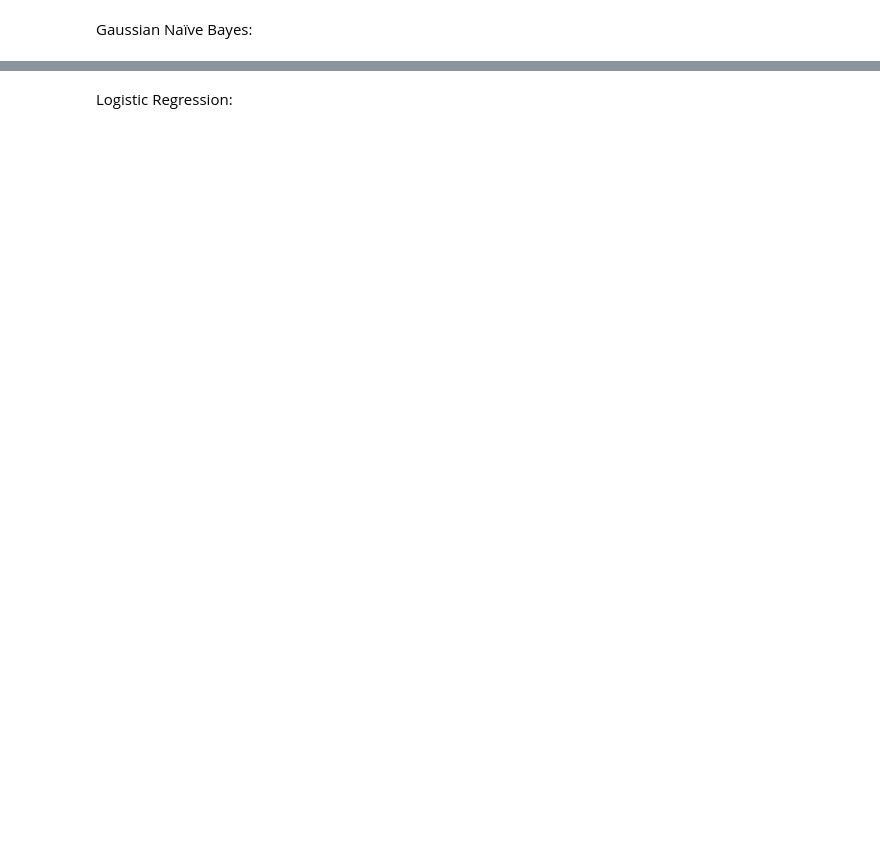
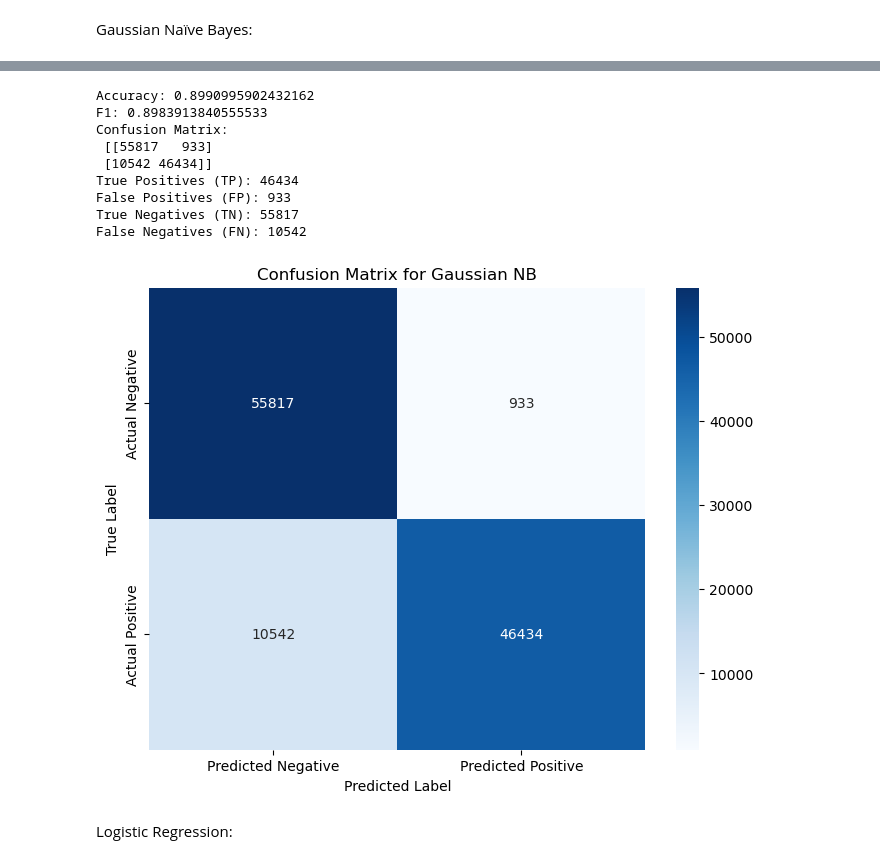
Before and after one commit to ewf40054/Binary-Classification-Project, a Jupyter notebook: Notebook.ipynb, the cells around one changed output, grey strips where cells are left out. Saved outputs shown, nothing was run; the diff lists cells and outputs as text; code cells hidden in the pictures; blank space fills up the shorter version.

```diff
--- a/Notebook.ipynb
+++ b/Notebook.ipynb
@@ -561,3 +326,67 @@ weighted avg       0.94      0.94      0.94    113726
+# %%
+from sklearn.naive_bayes import GaussianNB
+from sklearn.model_selection import train_test_split
+from sklearn.metrics import confusion_matrix, f1_score
+
+# Split data into features (X) and target (y)
+X = df_reduced.drop('Class', axis=1)
+y = df_reduced['Class']
+
+# Split data into training and testing sets
+X_train, X_test, y_train, y_test = train_test_split(X, y, test_size=0.2, random_state=42)
+
+# Create a gaussian NB classifier
+clf = GaussianNB()
+
+# Train the classifier on the training data
+clf.fit(X_train, y_train)
+
+# Make predictions on the test data
+y_pred = clf.predict(X_test)
+
+# Evaluate the model using accuracy and f1 measures
+accuracy = clf.score(X_test, y_test)
+f1 = f1_score(y_test, y_pred, average='weighted')
+print("Accuracy:", accuracy)
+print("F1:", f1)
+
+# Showcase performance using the confusion matrix
+conf_matrix = confusion_matrix(y_test, y_pred)
+print("Confusion Matrix:\n", conf_matrix)
+
+# Extract TP, FP, TN, FN
+if len(conf_matrix) == 2:  # For binary classification
+    TN, FP, FN, TP = conf_matrix.ravel()
+    print(f"True Positives (TP): {TP}")
+    print(f"False Positives (FP): {FP}")
+    print(f"True Negatives (TN): {TN}")
+    print(f"False Negatives (FN): {FN}")
+else:
+    print("For multiclass classification, true positives/negatives are per class.")
+
+# Plot the confusion matrix
+import seaborn as sns
+import matplotlib.pyplot as plt
+
+plt.figure(figsize=(8, 6))
+sns.heatmap(conf_matrix, annot=True, fmt="d", cmap="Blues",
+            xticklabels=['Predicted Negative', 'Predicted Positive'],
+            yticklabels=['Actual Negative', 'Actual Positive'])
+plt.xlabel("Predicted Label")
+plt.ylabel("True Label")
+plt.title("Confusion Matrix for Gaussian NB")
+plt.show()
+# %% [output]
+Accuracy: 0.8990995902432162
+F1: 0.8983913840555533
+Confusion Matrix:
+ [[55817   933]
+ [10542 46434]]
+True Positives (TP): 46434
+False Positives (FP): 933
+True Negatives (TN): 55817
+False Negatives (FN): 10542
+[figure, added]
 # %% [markdown]
 Logistic Regression:
 # %%
```
Also changed, not shown: parts of 21 cells of this notebook.
